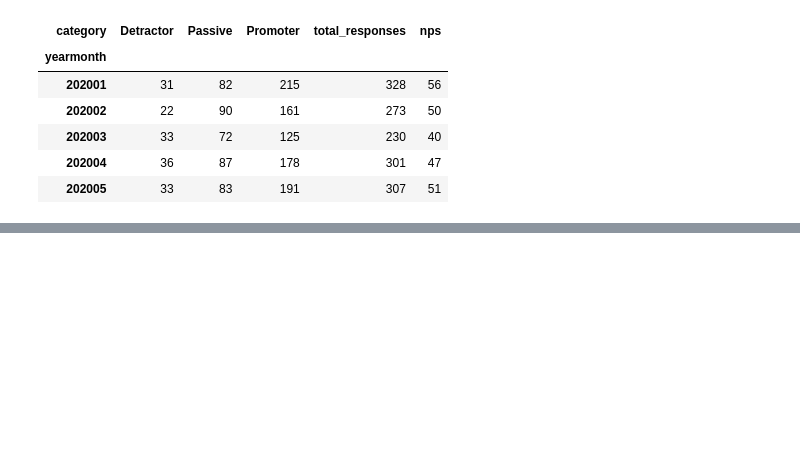
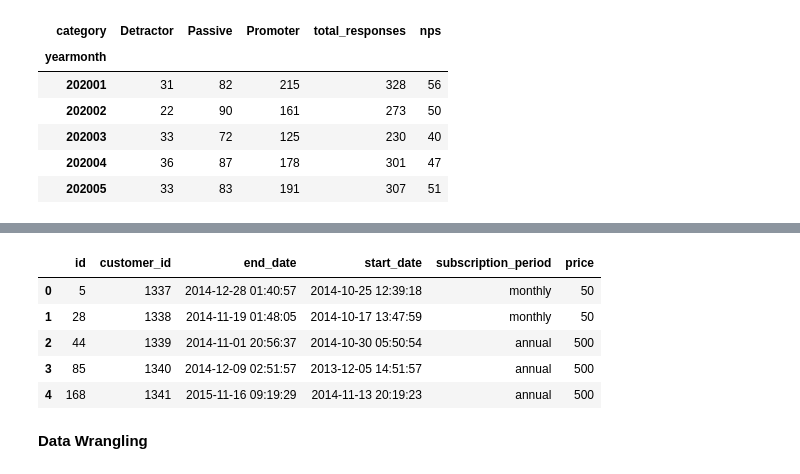
Before and after one commit to dnlsyfq/py_businessmetrics, a Jupyter notebook: Workbook.ipynb, the cells around one changed output, grey strips where cells are left out. Cells and saved outputs as stored; diff of their text form; code cells hidden in the pictures; blank space fills up the shorter version.

```diff
--- a/Workbook.ipynb
+++ b/Workbook.ipynb
@@ -110,0 +143,10 @@ nps.head()
+# %%
+subs = pd.read_csv('muscle_labs.csv',parse_dates=['end_date','start_date'])
+subs.head()
+# %% [output]
+|  | id | customer_id | end_date | start_date | subscription_period | price |
+| 0 | 5 | 1337 | 2014-12-28 01:40:57 | 2014-10-25 12:39:18 | monthly | 50 |
+| 1 | 28 | 1338 | 2014-11-19 01:48:05 | 2014-10-17 13:47:59 | monthly | 50 |
+| 2 | 44 | 1339 | 2014-11-01 20:56:37 | 2014-10-30 05:50:54 | annual | 500 |
+| 3 | 85 | 1340 | 2014-12-09 02:51:57 | 2013-12-05 14:51:57 | annual | 500 |
+| 4 | 168 | 1341 | 2015-11-16 09:19:29 | 2014-11-13 20:19:23 | annual | 500 |
@@ -110,0 +162,2 @@ nps.head()
+# %% [markdown]
+**Data Wrangling**
```
Also changed, not shown: parts of 26 cells of this notebook, 1 other file.
